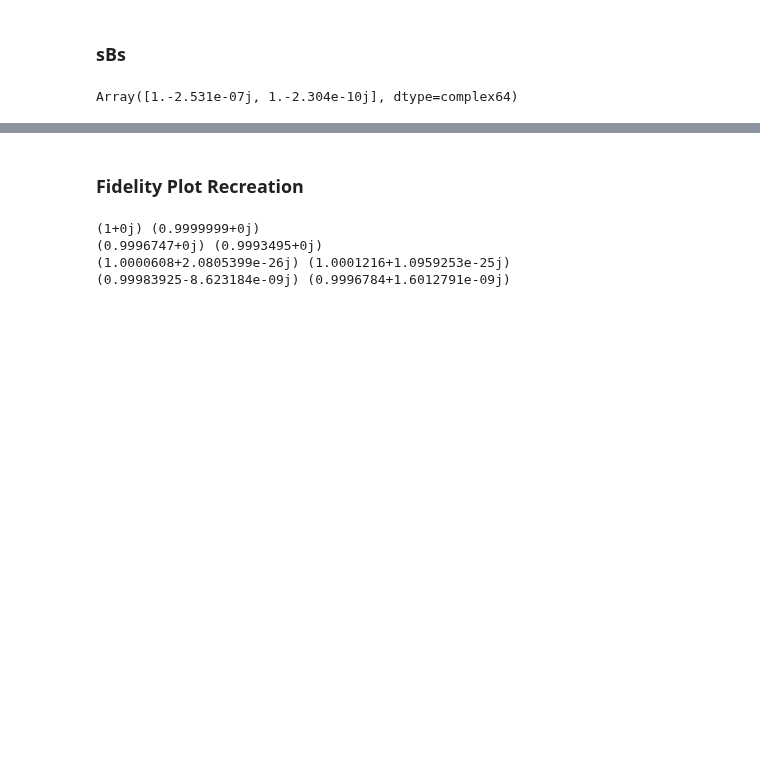
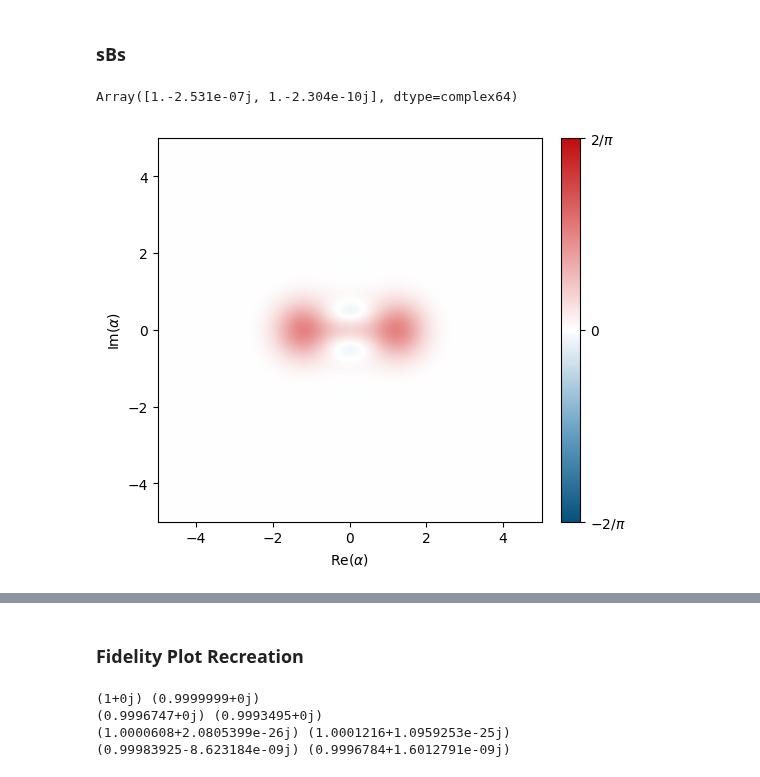
Before and after one commit to connorblake1/jiang-research, a Jupyter notebook: FiniteGKP/jax_FiniteGKP.ipynb, the cells around one changed output, grey strips where cells are left out. Drawn from its saved outputs; the diff is of its cells as text; code cells hidden in the pictures; blank space fills up the shorter version.

```diff
--- a/FiniteGKP/jax_FiniteGKP.ipynb
+++ b/FiniteGKP/jax_FiniteGKP.ipynb
@@ -86,10 +86,10 @@ def sawtooth_fourier(ai,mi,ni=30):
     for k in range(1,ni+1):
         sum = sum + ((-1)**k)/k*sinm(arg_a*k)
     return -mi/jnp.pi*sum
-def D(alpha_i):
+def D(alpha_i: complex):
     return jla.expm(alpha_i*a_dag - jnp.conj(alpha_i)*a)
-def CD(beta_i):
-    return jla.expm(tensor(beta_i*a_dag - jnp.conj(beta_i)*a,dq.sigmaz())/(2*root2))
+def CD(beta_i: complex):
+    return jla.expm(dq.tensor(beta_i*a_dag - jnp.conj(beta_i)*a,dq.sigmaz())/(2*root2))
 def S(xi):
     return jla.expm(jnp.conj(xi)*(a@a)-xi*(a_dag@a_dag))
 # %%
@@ -301,10 +301,10 @@ True
 # %% [markdown]
 ### Setup
 # %%
-gamma = 1  # free parameter
+gamma = 1.  # free parameter
 gamma_j = jnp.array([gamma,gamma])
 T = 10
-epsilon_j = s_Delta*l_j
+epsilon_j = s_Delta*4*jnp.pi/l_j
 theta_j = jnp.angle(alpha+1j*beta)
 Gamma_dt = t_Delta/4*c_Delta**2*l_j**2
 dt = Gamma_dt[0]/gamma
@@ -527,4 +505,8 @@ rho0_sbs = dq.tensor(dq.fock_dm(N,1),plusdm)
 jnp.linalg.det(U_sBs_dag)
 # %% [output]
 Array([1.-2.531e-07j, 1.-2.304e-10j], dtype=complex64)
+# %%
+dq.plot.wigner(dq.ptrace(U_sBs[0]@rho0_sbs@U_sBs_dag[0],0,(N,2)))
+# %% [output]
+[figure, added]
 # %%
```
Also changed, not shown: parts of 12 cells of this notebook, 3 other files.
